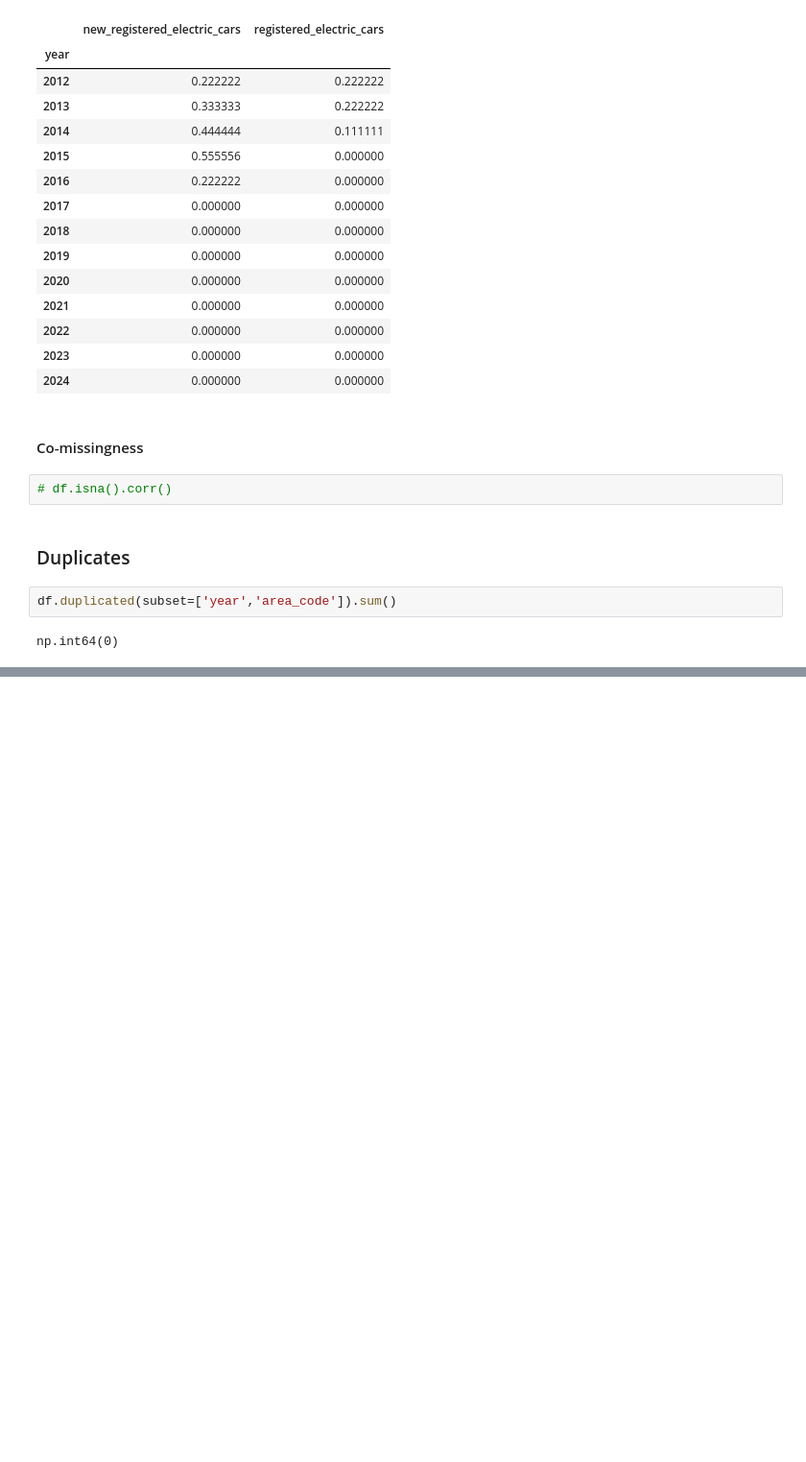
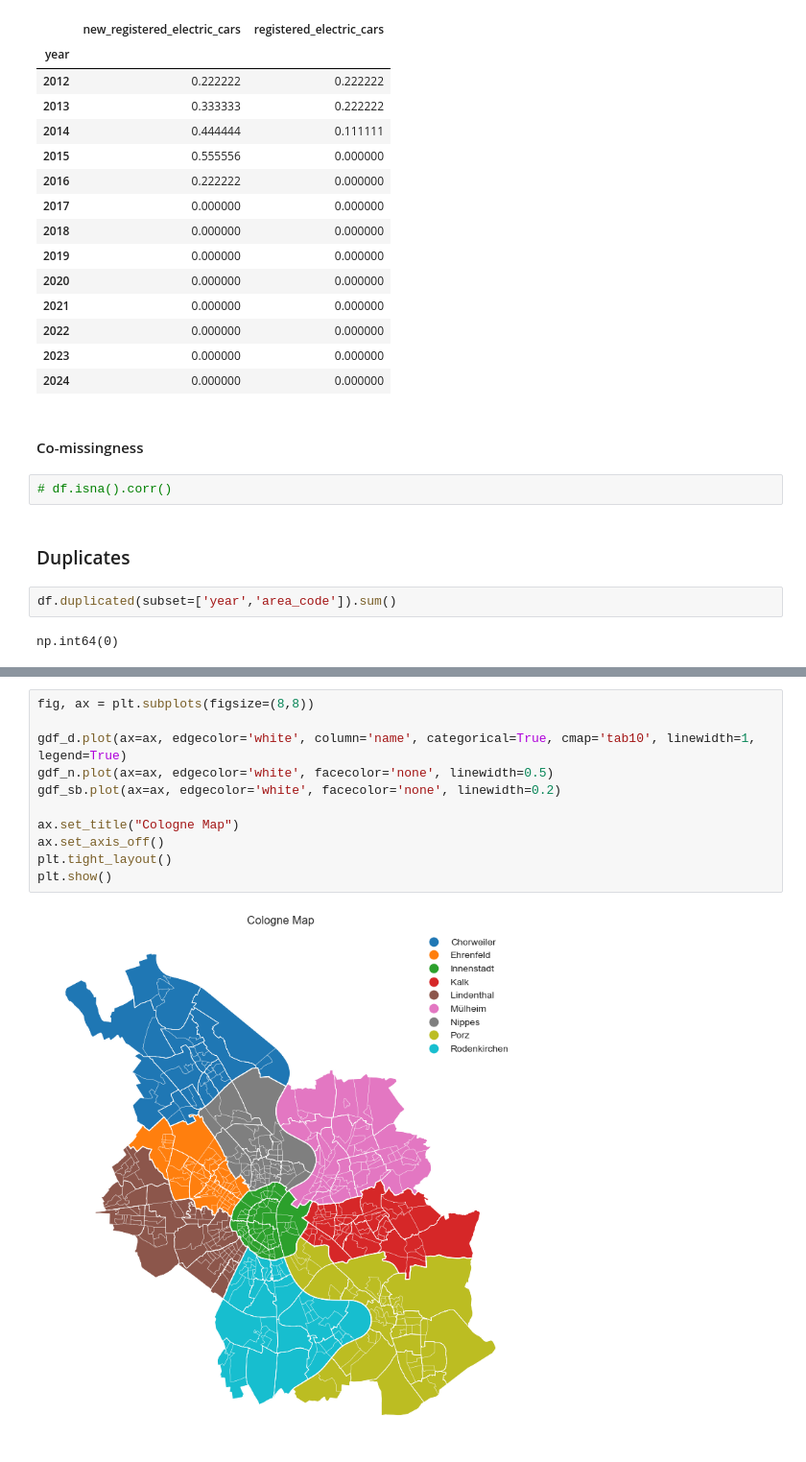
Before and after one commit to rosewiine/cologne-city-eda, a Jupyter notebook: notebooks/02_EDA.ipynb, the cells around one changed output, grey strips where cells are left out. Shown at 96% size. Saved outputs shown, nothing was run; the diff lists cells and outputs as text; blank space fills up the shorter version.

```diff
--- a/notebooks/02_EDA.ipynb
+++ b/notebooks/02_EDA.ipynb
@@ -118,0 +216,13 @@ np.int64(0)
+# %%
+fig, ax = plt.subplots(figsize=(8,8))
+
+gdf_d.plot(ax=ax, edgecolor='white', column='name', categorical=True, cmap='tab10', linewidth=1, legend=True)
+gdf_n.plot(ax=ax, edgecolor='white', facecolor='none', linewidth=0.5)
+gdf_sb.plot(ax=ax, edgecolor='white', facecolor='none', linewidth=0.2)
+
+ax.set_title("Cologne Map")
+ax.set_axis_off()
+plt.tight_layout()
+plt.show()
+# %% [output]
+[figure, added]
```
Also changed, not shown: parts of 12 cells of this notebook, 36 other files.
